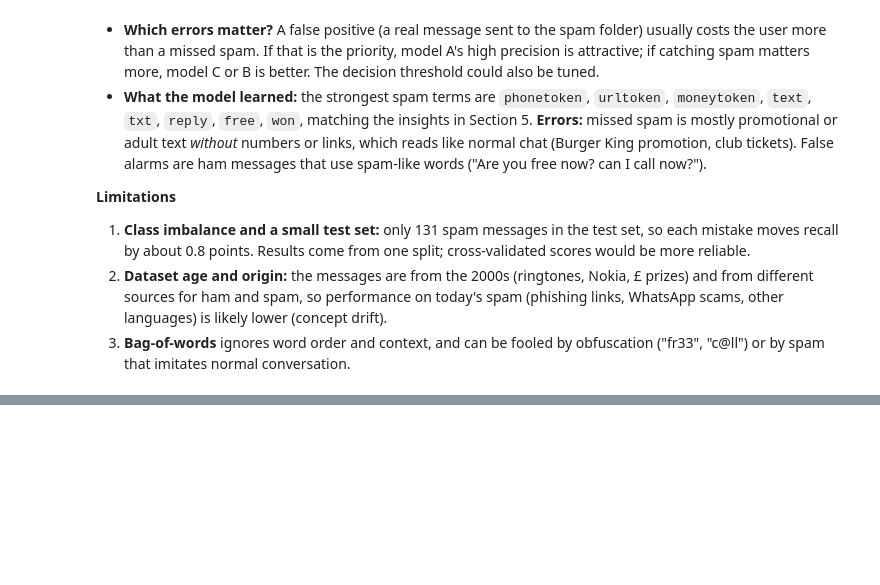
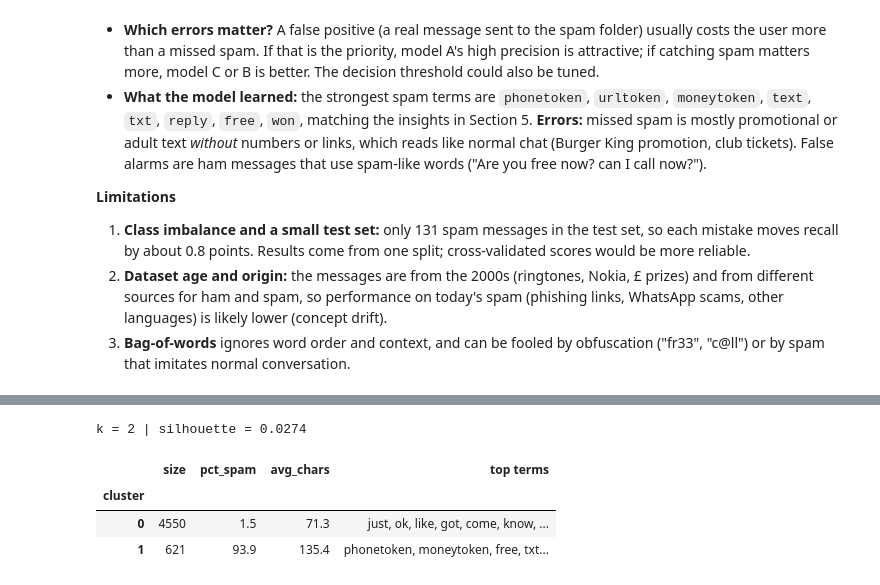
Before and after one commit to mahmoudd-adell/bd-a1, a Jupyter notebook: notebook/analysis.ipynb, the cells around one changed output, grey strips where cells are left out. Saved outputs shown, nothing was run; the diff lists cells and outputs as text; code cells hidden in the pictures; blank space fills up the shorter version.

```diff
--- a/notebook/analysis.ipynb
+++ b/notebook/analysis.ipynb
@@ -896,0 +943,24 @@ Saved -> output/model_metrics.txt
+# %%
+BEST_K = 2
+kmeans = KMeans(n_clusters=BEST_K, n_init=10, random_state=RANDOM_STATE).fit(X_lsa)
+df["cluster"] = kmeans.labels_
+sil = silhouette_score(X_lsa, df["cluster"], random_state=RANDOM_STATE)
+
+# Top terms per cluster: map centroids from the SVD space back to the TF-IDF vocabulary
+terms = tfidf_km.get_feature_names_out()
+centroids_terms = svd.inverse_transform(kmeans.cluster_centers_)
+top_terms = {c: [terms[i] for i in centroids_terms[c].argsort()[::-1][:12]] for c in range(BEST_K)}
+
+cluster_table = (df.groupby("cluster")
+                   .agg(size=("label", "size"), pct_spam=("label_num", lambda s: 100 * s.mean()),
+                        avg_chars=("char_count", "mean"))
+                   .round(1))
+cluster_table["top terms"] = [", ".join(top_terms[c]) for c in cluster_table.index]
+print(f"k = {BEST_K} | silhouette = {sil:.4f}")
+display(cluster_table)
+# %% [output]
+k = 2 | silhouette = 0.0274
+|  | size | pct_spam | avg_chars | top terms |
+| cluster |  |  |  |  |
+| 0 | 4550 | 1.5 | 71.3 | just, ok, like, got, come, know, ... |
+| 1 | 621 | 93.9 | 135.4 | phonetoken, moneytoken, free, txt... |
```
Also changed, not shown: parts of 9 cells of this notebook, 3 other files.
